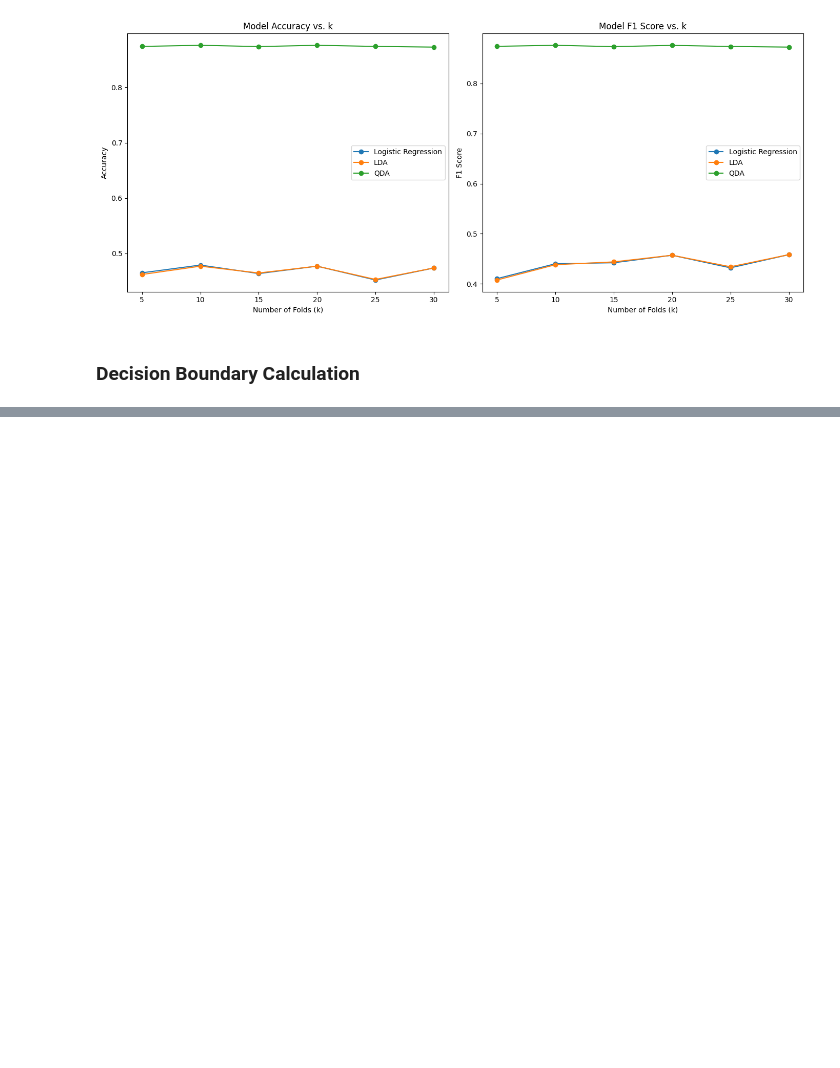
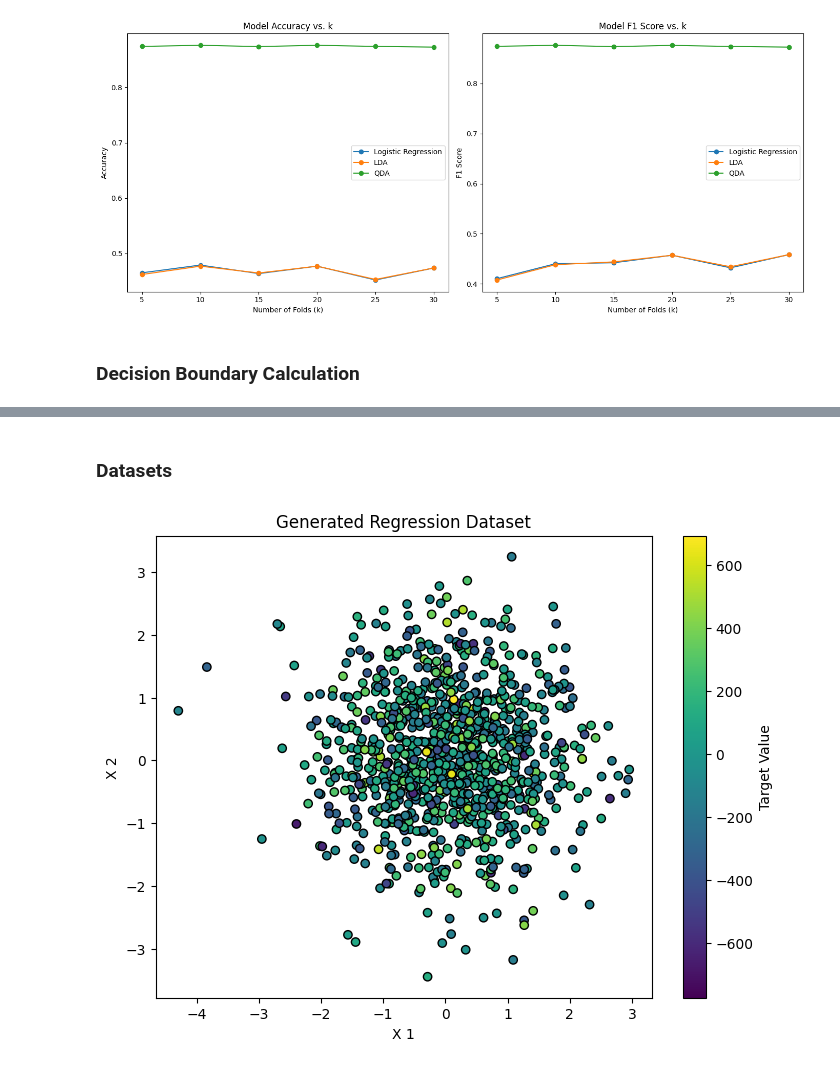
Before and after one commit to Raminyazdani/ml-model-selection-notebook, a Jupyter notebook: ml_model_selection_analysis.ipynb, the cells around one changed output, grey strips where cells are left out. Drawn from its saved outputs; the diff is of its cells as text; code cells hidden in the pictures; blank space fills up the shorter version.

```diff
--- a/ml_model_selection_analysis.ipynb
+++ b/ml_model_selection_analysis.ipynb
@@ -187,0 +222,28 @@ plt.show()
+# %%
+import matplotlib.pyplot as plt
+
+def plot_regression_dataset(X, y, title="Regression Dataset"):
+    """
+    Plots the regression dataset with a color gradient representing the target values.
+    Parameters:
+    X (array-like): Feature matrix.
+    y (array-like): Target vector.
+    title (str): Title of the plot.
+    """
+    plt.figure(figsize=(8, 6))
+    scatter = plt.scatter(X[:, 0], X[:, 1], c=y, cmap='viridis', edgecolors='k')
+    plt.colorbar(label='Target Value')
+    plt.title(title)
+    plt.xlabel("X 1")
+    plt.ylabel("X 2")
+
+    plt.show()
+# %% [markdown]
+### Datasets
+# %%
+from sklearn.datasets import make_regression
+
+X_regression, y_regression = make_regression(n_samples=1000, n_features=50, n_informative=15, noise=0.35, random_state=42)
+plot_regression_dataset(X_regression, y_regression, title="Generated Regression Dataset")
+# %% [output]
+[figure, added]
```
Also changed, not shown: parts of 4 cells of this notebook, 1 other file.
